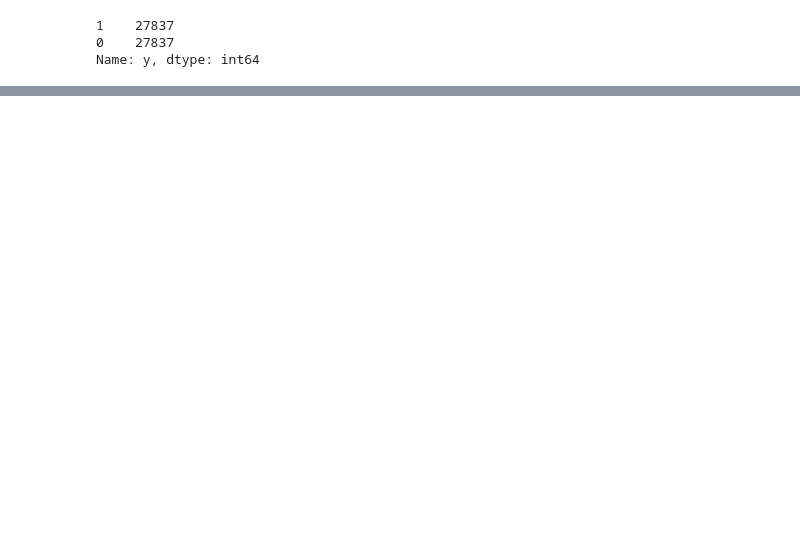
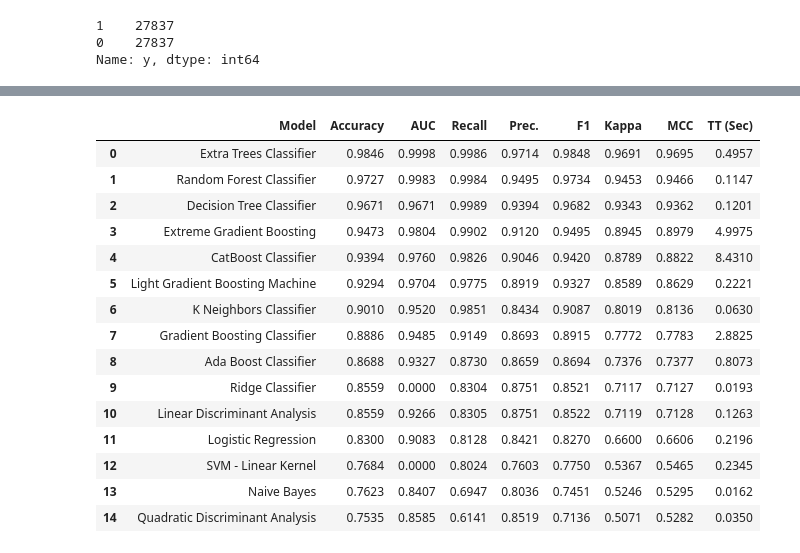
Before and after one commit to anshuydv/Apziva, a Jupyter notebook: project2/part1.ipynb, the cells around one changed output, grey strips where cells are left out. Saved outputs shown, nothing was run; the diff lists cells and outputs as text; code cells hidden in the pictures; blank space fills up the shorter version.

```diff
--- a/project2/part1.ipynb
+++ b/project2/part1.ipynb
@@ -581,3 +612,22 @@ upsampled
+# %%
+best_model = compare_models()
+# %% [output]
+|  | Model | Accuracy | AUC | Recall | Prec. | F1 | Kappa | MCC | TT (Sec) |
+| 0 | Extra Trees Classifier | 0.9846 | 0.9998 | 0.9986 | 0.9714 | 0.9848 | 0.9691 | 0.9695 | 0.4957 |
+| 1 | Random Forest Classifier | 0.9727 | 0.9983 | 0.9984 | 0.9495 | 0.9734 | 0.9453 | 0.9466 | 0.1147 |
+| 2 | Decision Tree Classifier | 0.9671 | 0.9671 | 0.9989 | 0.9394 | 0.9682 | 0.9343 | 0.9362 | 0.1201 |
+| 3 | Extreme Gradient Boosting | 0.9473 | 0.9804 | 0.9902 | 0.9120 | 0.9495 | 0.8945 | 0.8979 | 4.9975 |
+| 4 | CatBoost Classifier | 0.9394 | 0.9760 | 0.9826 | 0.9046 | 0.9420 | 0.8789 | 0.8822 | 8.4310 |
+| 5 | Light Gradient Boosting Machine | 0.9294 | 0.9704 | 0.9775 | 0.8919 | 0.9327 | 0.8589 | 0.8629 | 0.2221 |
+| 6 | K Neighbors Classifier | 0.9010 | 0.9520 | 0.9851 | 0.8434 | 0.9087 | 0.8019 | 0.8136 | 0.0630 |
+| 7 | Gradient Boosting Classifier | 0.8886 | 0.9485 | 0.9149 | 0.8693 | 0.8915 | 0.7772 | 0.7783 | 2.8825 |
+| 8 | Ada Boost Classifier | 0.8688 | 0.9327 | 0.8730 | 0.8659 | 0.8694 | 0.7376 | 0.7377 | 0.8073 |
+| 9 | Ridge Classifier | 0.8559 | 0.0000 | 0.8304 | 0.8751 | 0.8521 | 0.7117 | 0.7127 | 0.0193 |
+| 10 | Linear Discriminant Analysis | 0.8559 | 0.9266 | 0.8305 | 0.8751 | 0.8522 | 0.7119 | 0.7128 | 0.1263 |
+| 11 | Logistic Regression | 0.8300 | 0.9083 | 0.8128 | 0.8421 | 0.8270 | 0.6600 | 0.6606 | 0.2196 |
+| 12 | SVM - Linear Kernel | 0.7684 | 0.0000 | 0.8024 | 0.7603 | 0.7750 | 0.5367 | 0.5465 | 0.2345 |
+| 13 | Naive Bayes | 0.7623 | 0.8407 | 0.6947 | 0.8036 | 0.7451 | 0.5246 | 0.5295 | 0.0162 |
+| 14 | Quadratic Discriminant Analysis | 0.7535 | 0.8585 | 0.6141 | 0.8519 | 0.7136 | 0.5071 | 0.5282 | 0.0350 |
 # %%
 # get a list of models to evaluate
 X = upsampled.drop(['y'], axis=1)
```
Also changed, not shown: parts of 43 cells of this notebook.
